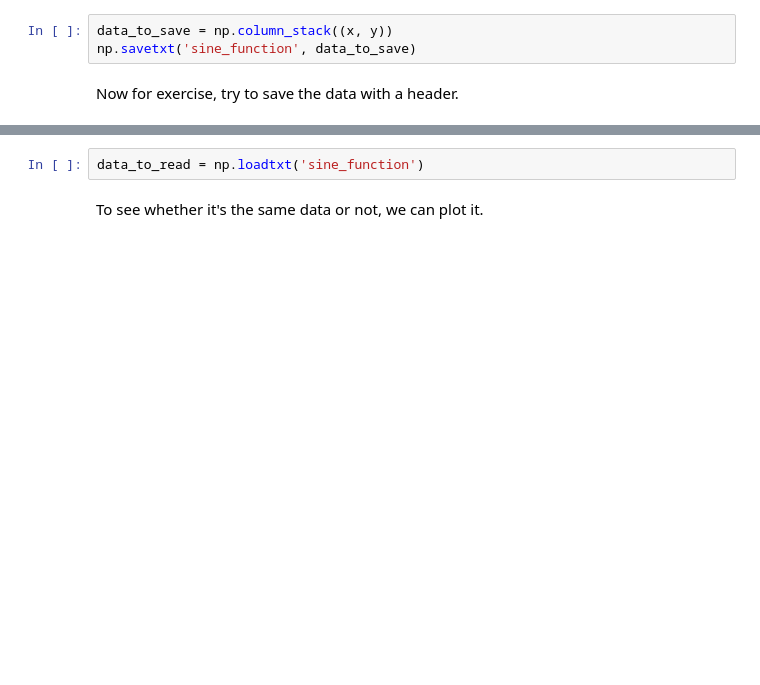
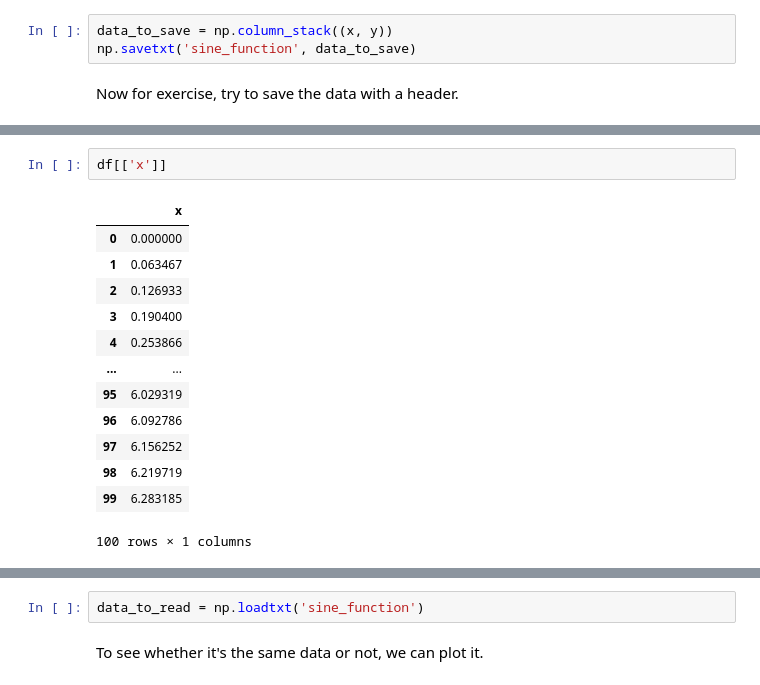
Before and after one commit to SBUDataAnalyisis/introduction-to-python-hastihojabr, a Jupyter notebook: Set_01.ipynb, the cells around one changed output, grey strips where cells are left out. Drawn from its saved outputs; the diff is of its cells as text; blank space fills up the shorter version.

```diff
--- a/Set_01.ipynb
+++ b/Set_01.ipynb
@@ -327,0 +359,16 @@ Now for exercise, try to save the data with a header.
+# %%
+df[['x']]
+# %% [output]
+|  | x |
+| 0 | 0.000000 |
+| 1 | 0.063467 |
+| 2 | 0.126933 |
+| 3 | 0.190400 |
+| 4 | 0.253866 |
+| ... | ... |
+| 95 | 6.029319 |
+| 96 | 6.092786 |
+| 97 | 6.156252 |
+| 98 | 6.219719 |
+| 99 | 6.283185 |
+100 rows × 1 columns
```
Also changed, not shown: parts of 6 cells of this notebook.
